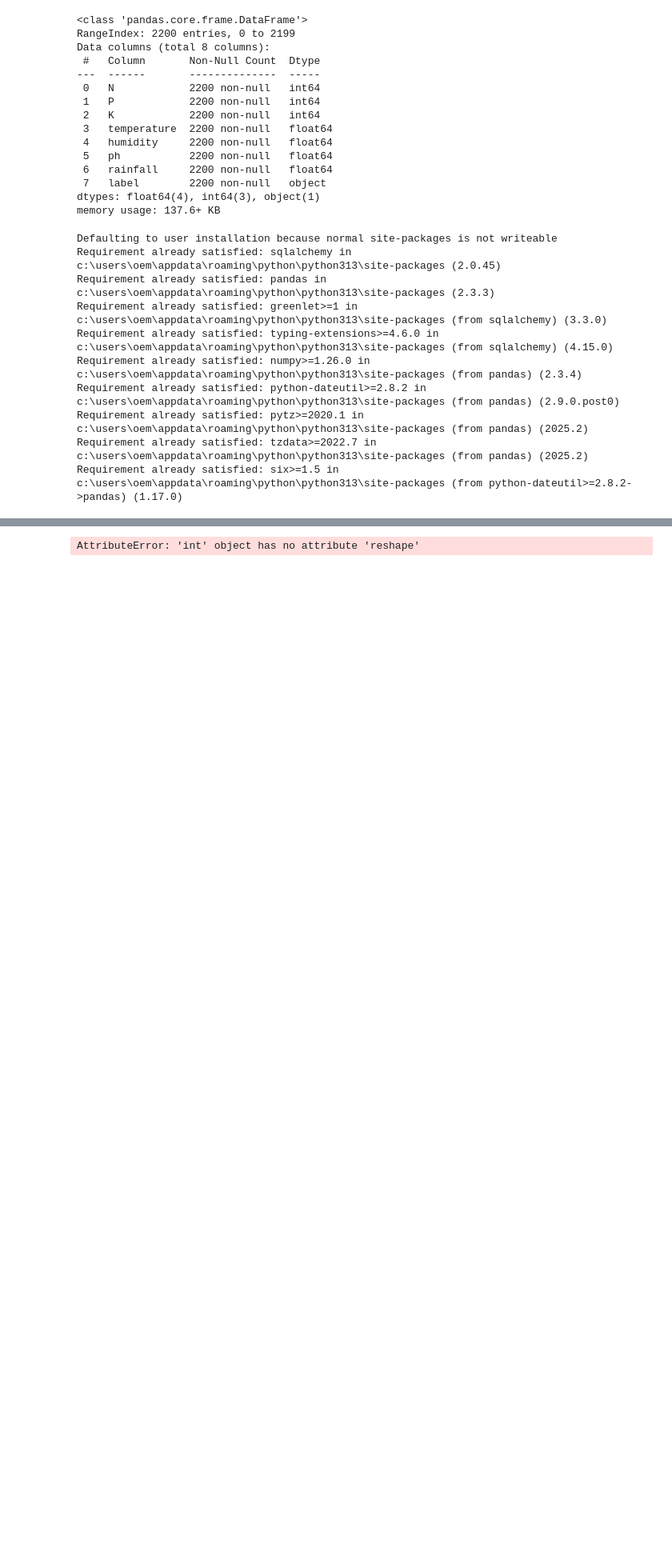
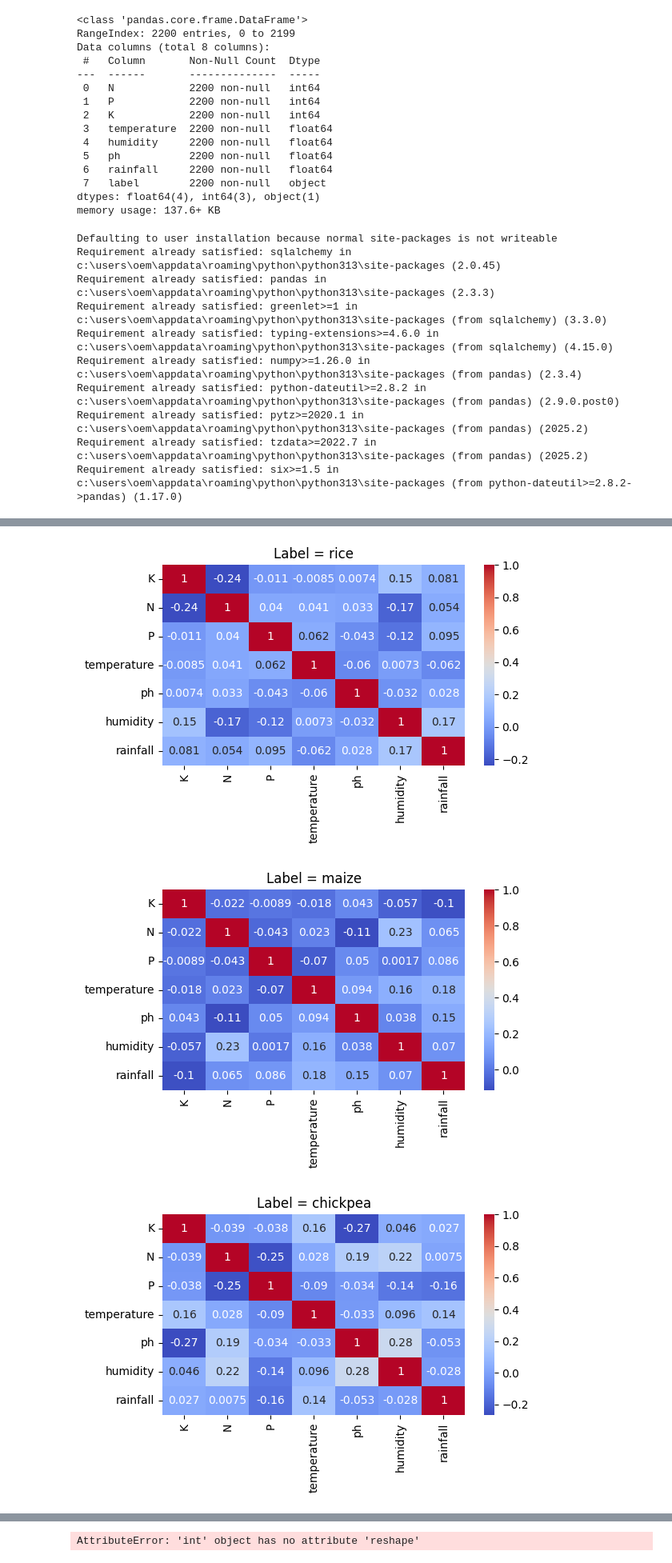
Before and after one commit to Steel69-coldhearted/AgriPredict-Precision-Farming-Pipeline, a Jupyter notebook: AgriPredict – Precision Farming Pipeline.ipynb, the cells around one changed output, grey strips where cells are left out. Shown at 80% size. Drawn from its saved outputs; the diff is of its cells as text; code cells hidden in the pictures; blank space fills up the shorter version.

```diff
--- a/AgriPredict – Precision Farming Pipeline.ipynb
+++ b/AgriPredict – Precision Farming Pipeline.ipynb
@@ -190,12 +191,16 @@ else:
 Index out of range. Please provide a valid index.
 # %%
-features = ['K', 'N', 'P', 'temperature', 'ph', 'humidity']
-for  x in range(len(features)):
-    for y in range(len(df['label'].unique())):
-        sns.heatmap([df[y]][x].unique().corr(), annot=True, cmap='coolwarm')features = ['K', 'N', 'P', 'temperature', 'ph', 'humidity']
+features = ['K', 'N', 'P', 'temperature', 'ph', 'humidity', 'rainfall']
 
-for label_value in df['label'].unique():
-    sub = df[df['label'] == label_value][features]
-    corr_mat = sub.corr()
+for lbl in df['label'].unique():              # one loop per label
+    sub = df[df['label'] == lbl][features]    # rows for this label
+    corr_mat = sub.corr()                     # 6×6 correlations
+
+    plt.figure(figsize=(6, 4))                # separate figure per label
     sns.heatmap(corr_mat, annot=True, cmap='coolwarm')
+    plt.title(f'Label = {lbl}')
+    plt.tight_layout()
 # %% [output]
+[figure, added]
+[figure, added]
+[figure, added]
```
Also changed, not shown: parts of 8 cells of this notebook.
